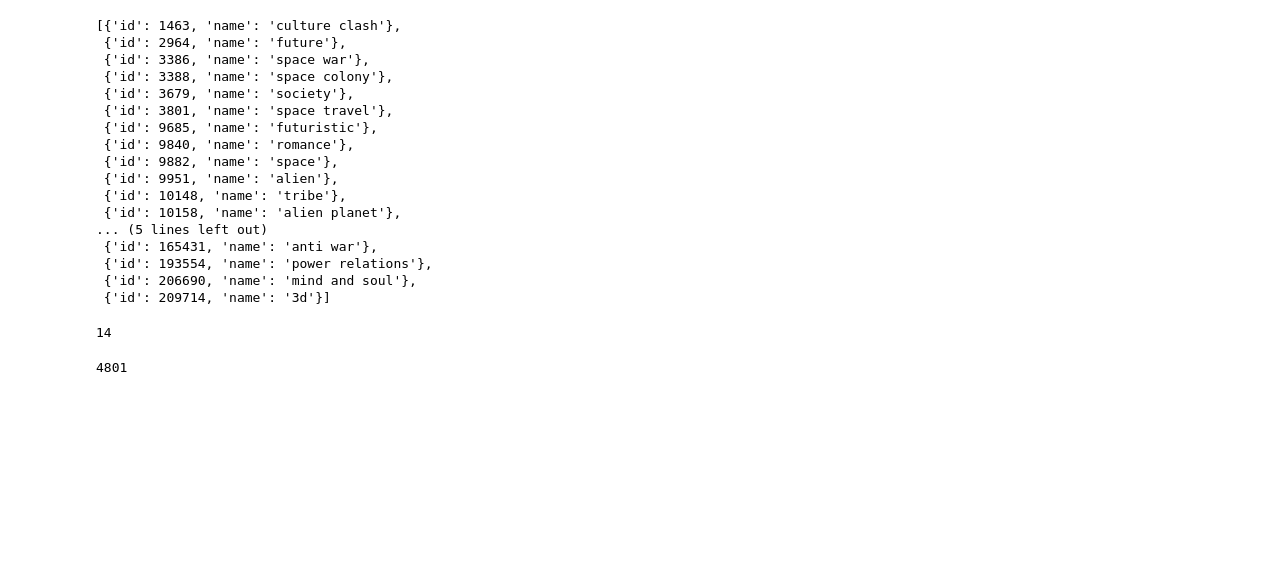
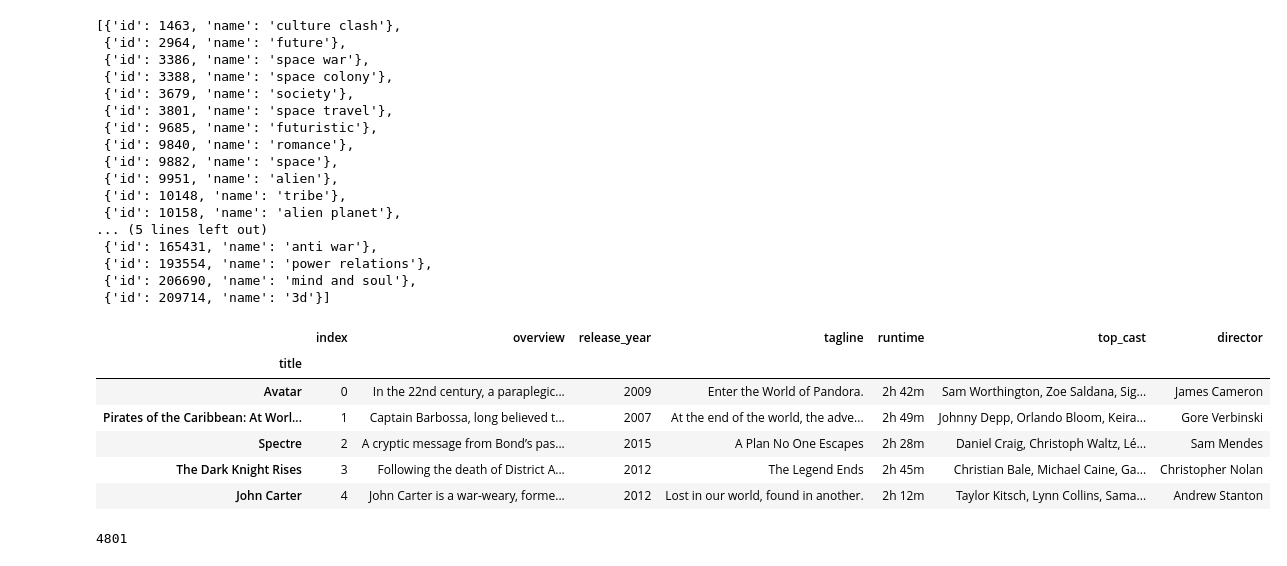
Before and after one commit to yashaur/movie-recommender-system, a Jupyter notebook: notebooks/movie_similarity_recommender.ipynb, the cells around one changed output. Cells and saved outputs as stored; diff of their text form; code cells hidden in the pictures; blank space fills up the shorter version.

```diff
--- a/notebooks/movie_similarity_recommender.ipynb
+++ b/notebooks/movie_similarity_recommender.ipynb
@@ -14,0 +23,3 @@ credits = pd.read_csv(credits_path)
+# %%
+movies.runtime = movies.runtime.fillna(0).apply(convert_to_hr_min).astype('string')
+movies['release_year'] = movies.release_date.str[:4]
@@ -15,5 +41,5 @@ credits = pd.read_csv(credits_path)
 # %%
 movies_full = pd.merge(left = movies, right = credits, left_on = 'id', right_on = 'movie_id').reset_index(drop = True)
 # %%
-movies_df = movies_full[['title_x', 'overview', 'keywords', 'genres', 'cast', 'crew']]
+movies_df = movies_full[['title_x', 'tagline', 'release_year', 'overview', 'keywords', 'genres', 'cast', 'crew', 'runtime' ]]
 movies_df = movies_df.rename({'title_x': 'title'}, axis = 1)
@@ -103,10 +107,6 @@ movies_df.loc[0, 'keywords']
  {'id': 193554, 'name': 'power relations'},
  {'id': 206690, 'name': 'mind and soul'},
  {'id': 209714, 'name': '3d'}]
-# %%
-keyword_counts['culture clash']
-# %% [output]
-14
 # %%
 def top_keywords(row, length = 3):
     kw_counts = {kw['name'].replace(' ', ''): keyword_counts[kw['name']] for kw in row}
@@ -132,20 +132,49 @@ def top_genres(row, length, all = True):
         return genres
 
 
-def top_cast(row, length):
-    cast = [actor['name'].lower().replace(' ', '') for actor in row]
-    cast = cast[:length]
+def top_cast(row, length, format = True):
+    if format:
+        cast = [actor['name'].lower().replace(' ', '') for actor in row]
+        cast = cast[:length]
+    else:
+        cast = [actor['name'] for actor in row]
+        cast = cast[:length]
+        cast = ', '.join(cast)
+
     return cast
 
-def director(row):
-    director = [crew['name'].lower().replace(' ', '') for crew in row if crew['job'] == 'Director']
-    return director
+def director(row, format = True):
+    if format:
+        director = [crew['name'].lower().replace(' ', '') for crew in row if crew['job'] == 'Director']
+        return director
+    else:
+        director = [crew['name'] for crew in row if crew['job'] == 'Director']
+
+        if director:
+            return director[0]
+        else:
+            return ''
 # %%
 movies_df['top_keywords'] = movies_df['keywords'].apply(top_keywords, length = 6)
 movies_df['top_cast'] = movies_df['cast'].apply(top_cast, length = 5)
 movies_df['director'] = movies_df['crew'].apply(director)
 movies_df['top_genres'] = movies_df['genres'].apply(top_genres, length = 3, all = True)
 movies_df.rename({'title_x': 'title'}, axis = 1, inplace=True)
+# %%
+indices = movies_df[['title', 'overview', 'release_year', 'tagline', 'runtime', 'cast', 'crew']].reset_index().fillna('')
+indices['top_cast'] = indices['cast'].apply(top_cast, length = 4, format = False)
+indices['director'] = indices['crew'].apply(director, format = False)
+indices = indices.set_index('title').drop(columns = ['cast', 'crew'])
+
+indices.head()
+# %% [output]
+|  | index | overview | release_year | tagline | runtime | top_cast | director |
+| title |  |  |  |  |  |  |  |
+| Avatar | 0 | In the 22nd century, a paraplegic... | 2009 | Enter the World of Pandora. | 2h 42m | Sam Worthington, Zoe Saldana, Sig... | James Cameron |
+| Pirates of the Caribbean: At Worl... | 1 | Captain Barbossa, long believed t... | 2007 | At the end of the world, the adve... | 2h 49m | Johnny Depp, Orlando Bloom, Keira... | Gore Verbinski |
+| Spectre | 2 | A cryptic message from Bond’s pas... | 2015 | A Plan No One Escapes | 2h 28m | Daniel Craig, Christoph Waltz, Lé... | Sam Mendes |
+| The Dark Knight Rises | 3 | Following the death of District A... | 2012 | The Legend Ends | 2h 45m | Christian Bale, Michael Caine, Ga... | Christopher Nolan |
+| John Carter | 4 | John Carter is a war-weary, forme... | 2012 | Lost in our world, found in another. | 2h 12m | Taylor Kitsch, Lynn Collins, Sama... | Andrew Stanton |
 # %%
 top_keywords_all = set()
 for movie in movies_df['top_keywords']:
```
Also changed, not shown: parts of 14 cells of this notebook, 19 other files.
